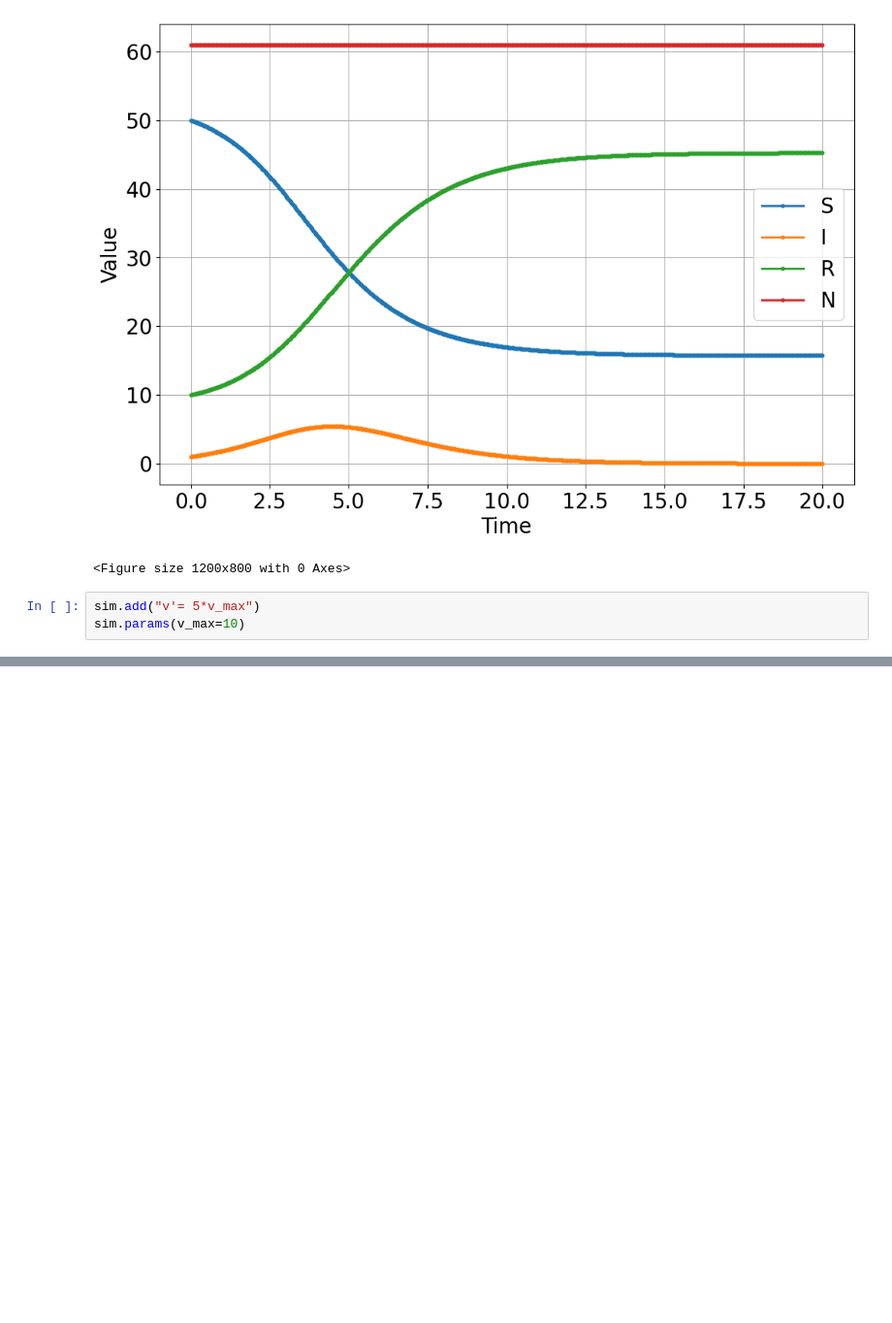
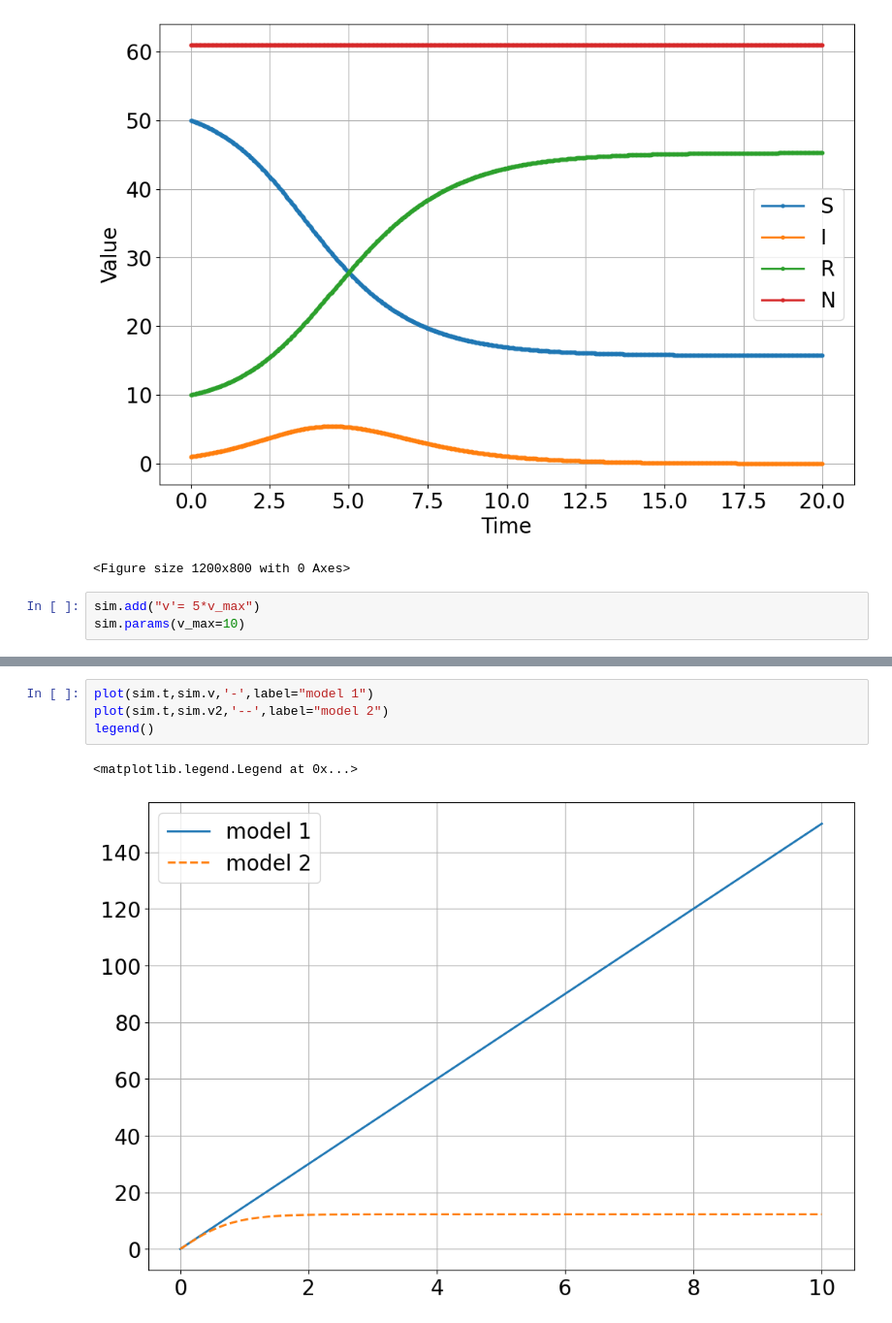
Before and after one commit to bblais/Computer-Programming-for-the-Sciences-Spring-2023, a Jupyter notebook: Sprint #2 - Dynamical Systems and Parameters/2023-03-07 Misc.ipynb, the cells around one changed output, grey strips where cells are left out. Shown at 97% size. Cells and saved outputs as stored; diff of their text form; blank space fills up the shorter version.

```diff
--- a/Sprint #2 - Dynamical Systems and Parameters/2023-03-07 Misc.ipynb
+++ b/Sprint #2 - Dynamical Systems and Parameters/2023-03-07 Misc.ipynb
@@ -86,0 +102,7 @@ sim.params(v_max=10)
+# %%
+plot(sim.t,sim.v,'-',label="model 1")
+plot(sim.t,sim.v2,'--',label="model 2")
+legend()
+# %% [output]
+<matplotlib.legend.Legend at 0x...>
+[figure, added]
```
Also changed, not shown: parts of 4 cells of this notebook, 1 other file.
